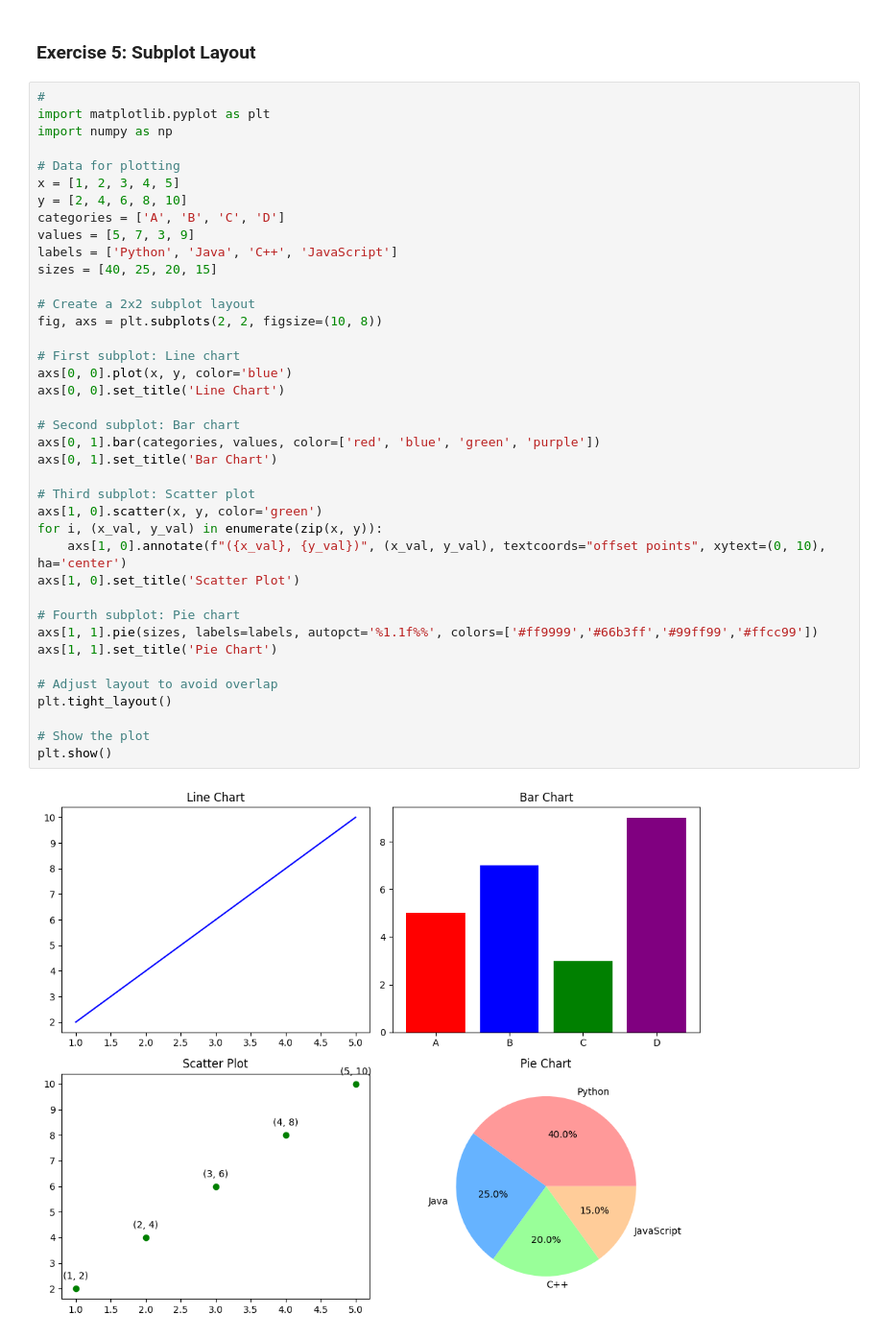
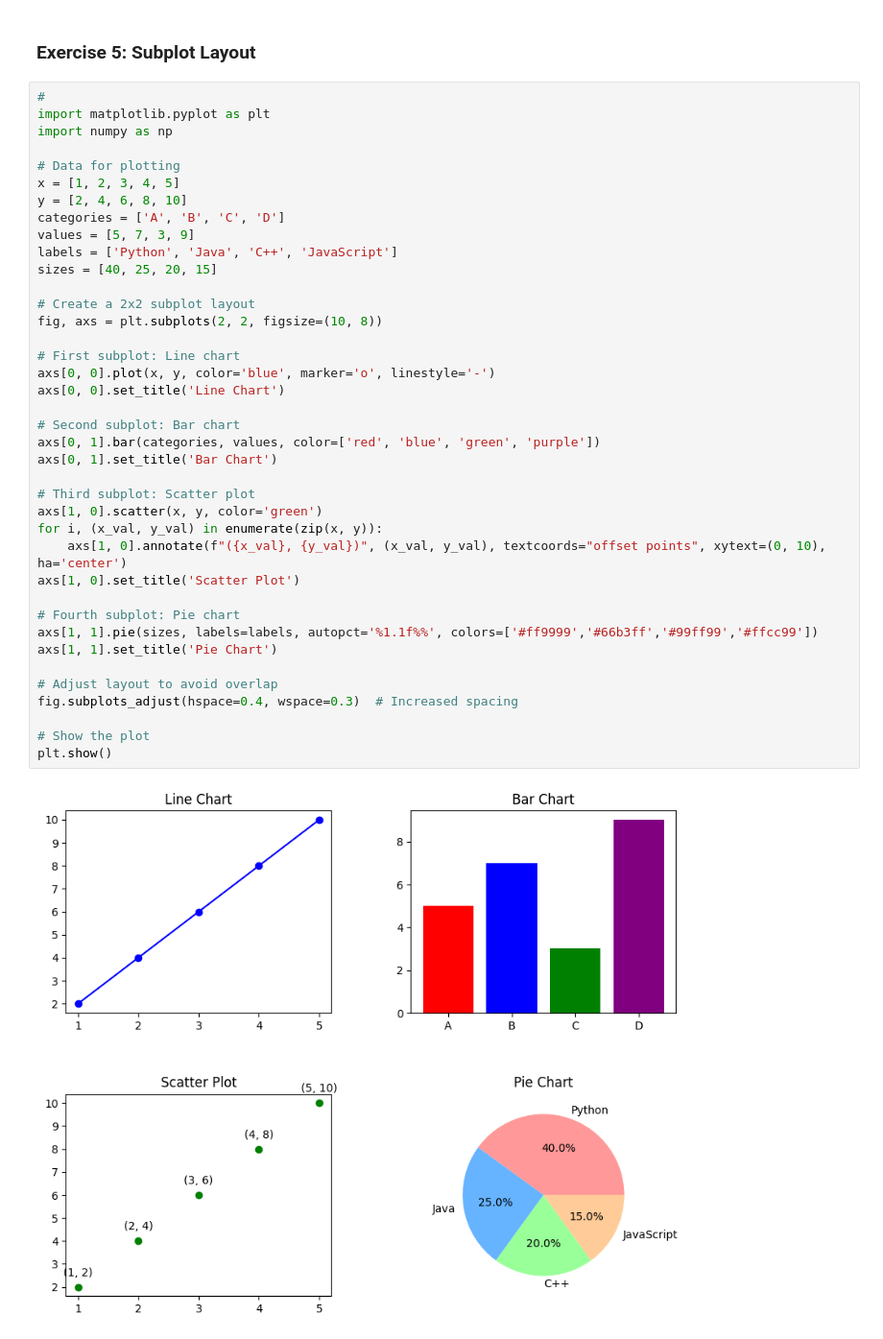
Before and after one commit to daminishetty21/python-jupyter-template, a Jupyter notebook: src/5-subplot.ipynb, the cells around one changed output. Shown at 96% size. Saved outputs shown, nothing was run; the diff lists cells and outputs as text.

```diff
--- a/src/5-subplot.ipynb
+++ b/src/5-subplot.ipynb
@@ -11,33 +11,33 @@ y = [2, 4, 6, 8, 10]
 categories = ['A', 'B', 'C', 'D']
 values = [5, 7, 3, 9]
 labels = ['Python', 'Java', 'C++', 'JavaScript']
 sizes = [40, 25, 20, 15]
 
 # Create a 2x2 subplot layout
 fig, axs = plt.subplots(2, 2, figsize=(10, 8))
 
 # First subplot: Line chart
-axs[0, 0].plot(x, y, color='blue')
+axs[0, 0].plot(x, y, color='blue', marker='o', linestyle='-')
 axs[0, 0].set_title('Line Chart')
 
 # Second subplot: Bar chart
 axs[0, 1].bar(categories, values, color=['red', 'blue', 'green', 'purple'])
 axs[0, 1].set_title('Bar Chart')
 
 # Third subplot: Scatter plot
 axs[1, 0].scatter(x, y, color='green')
 for i, (x_val, y_val) in enumerate(zip(x, y)):
     axs[1, 0].annotate(f"({x_val}, {y_val})", (x_val, y_val), textcoords="offset points", xytext=(0, 10), ha='center')
 axs[1, 0].set_title('Scatter Plot')
 
 # Fourth subplot: Pie chart
 axs[1, 1].pie(sizes, labels=labels, autopct='%1.1f%%', colors=['#ff9999','#66b3ff','#99ff99','#ffcc99'])
 axs[1, 1].set_title('Pie Chart')
 
 # Adjust layout to avoid overlap
-plt.tight_layout()
+fig.subplots_adjust(hspace=0.4, wspace=0.3)  # Increased spacing
 
 # Show the plot
 plt.show()
 # %% [output]
-[figure, old version]
+[figure, new version]
```
